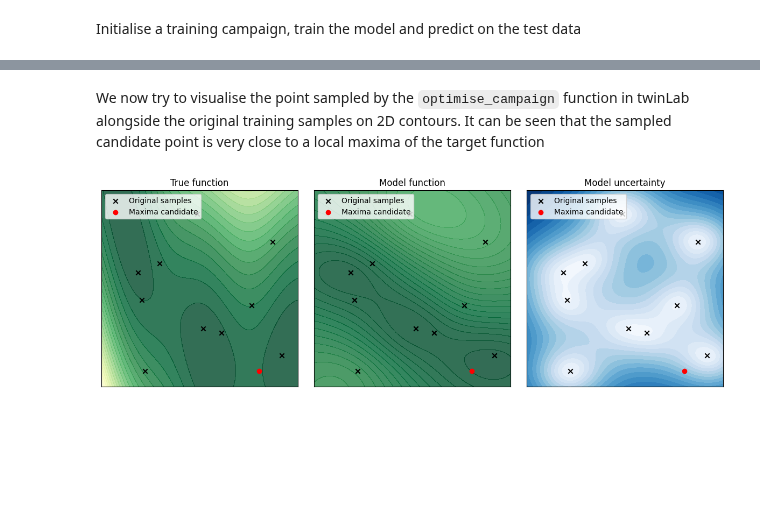
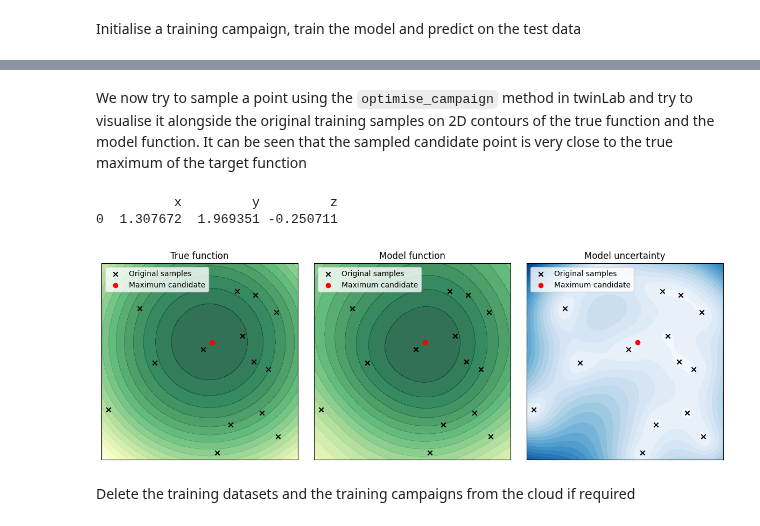
Before and after one commit to digiLab-ai/twinLab-Tutorials, a Jupyter notebook: !18-bayesian_optimisation.ipynb, the cells around one changed output, grey strips where cells are left out. Saved outputs shown, nothing was run; the diff lists cells and outputs as text; code cells hidden in the pictures; blank space fills up the shorter version.

```diff
--- a/!18-bayesian_optimisation.ipynb
+++ b/!18-bayesian_optimisation.ipynb
@@ -302,29 +286,31 @@ Use a helper function to sample the candidate point and plot the 2D visualizatio
+# %% [markdown]
+ We now try to sample a point using the `optimise_campaign` method in twinLab and try to visualise it alongside the original training samples on 2D contours of the true function and the model function. It can be seen that the sampled candidate point is very close to the true maximum of the target function
 # %%
-def optimise_function(campaign_id, df_train, df_test, n_candidates, df_new=None, show_truth=True):
 
-    # Plot inference results
-    df_mean, df_stdev = tl.predict_campaign(df_test, campaign_id)
-    z_mean, z_stdv = df_mean.values, df_stdev.values
+df_mean, df_stdev = tl.predict_campaign(df_test, campaign_id)
+z_mean, z_stdv = df_mean.values, df_stdev.values
 
-    x_org, y_org, z_org = df_train['x'].values, df_train['y'].values, df_train['z'].values
+x_org, y_org, z_org = df_train['x'].values, df_train['y'].values, df_train['z'].values
 
-    # Get candidate points for maxima of the true function
-    max_candidates = tl.optimise_campaign(campaign_id, num_points=n_candidates).values
-    x_max, y_max = max_candidates[:, 0], max_candidates[:, 1]
+# Get candidate points for maxima of the true function using optimise_campaign
+df_max = tl.optimise_campaign("2D_GP", num_points=1)
+df_max['z'] = quadratic(df_max['x'].values, df_max['y'].values) + np.random.normal(scale=0.1, size=1)
+print(df_max)
 
-    # Plot sample location
-    plot_function(xx, yy, zz,
-                  z_mean.reshape((nmesh, nmesh)), z_stdv.reshape((nmesh, nmesh)),
-                  x_org=x_org, y_org=y_org, z_org=z_org,
-                  x_max=x_max, y_max=y_max,
-                  show_truth=show_truth,
-                  )
+
+# Plot sample location
+plot_function(xx, yy, zz,
+                    z_mean.reshape((nmesh, nmesh)), z_stdv.reshape((nmesh, nmesh)),
+                    x_org=x_org, y_org=y_org, z_org=z_org,
+                    x_max=df_max['x'].values, y_max=df_max['y'].values,
+                    show_truth=True,
+                    )
+# %% [output]
+          x         y         z
+0  1.307672  1.969351 -0.250711
+[figure, added]
-# %% [markdown]
-We now try to visualise the point sampled by the `optimise_campaign` function in twinLab alongside the original training samples on 2D contours. It can be seen that the sampled candidate point is very close to a local maxima of the target function
-# %%
-optimise_function("2DActiveGP", df_train, df_test, 1)
-# %% [output]
-[figure, removed]
+# %% [markdown]
+Delete the training datasets and the training campaigns from the cloud if required
 # %%
 # Delete campaign and dataset
 tl.delete_campaign(campaign_id)
```
Also changed, not shown: parts of 15 cells of this notebook.
